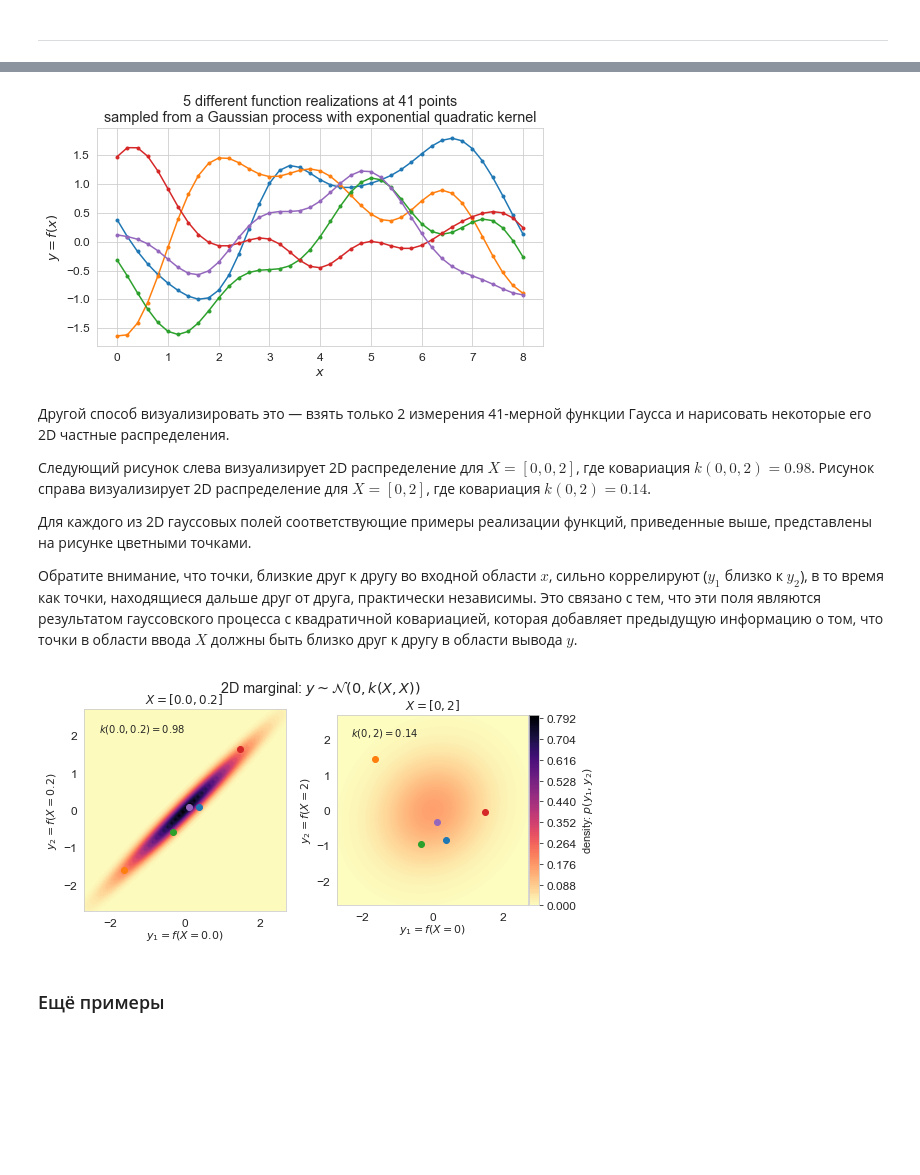
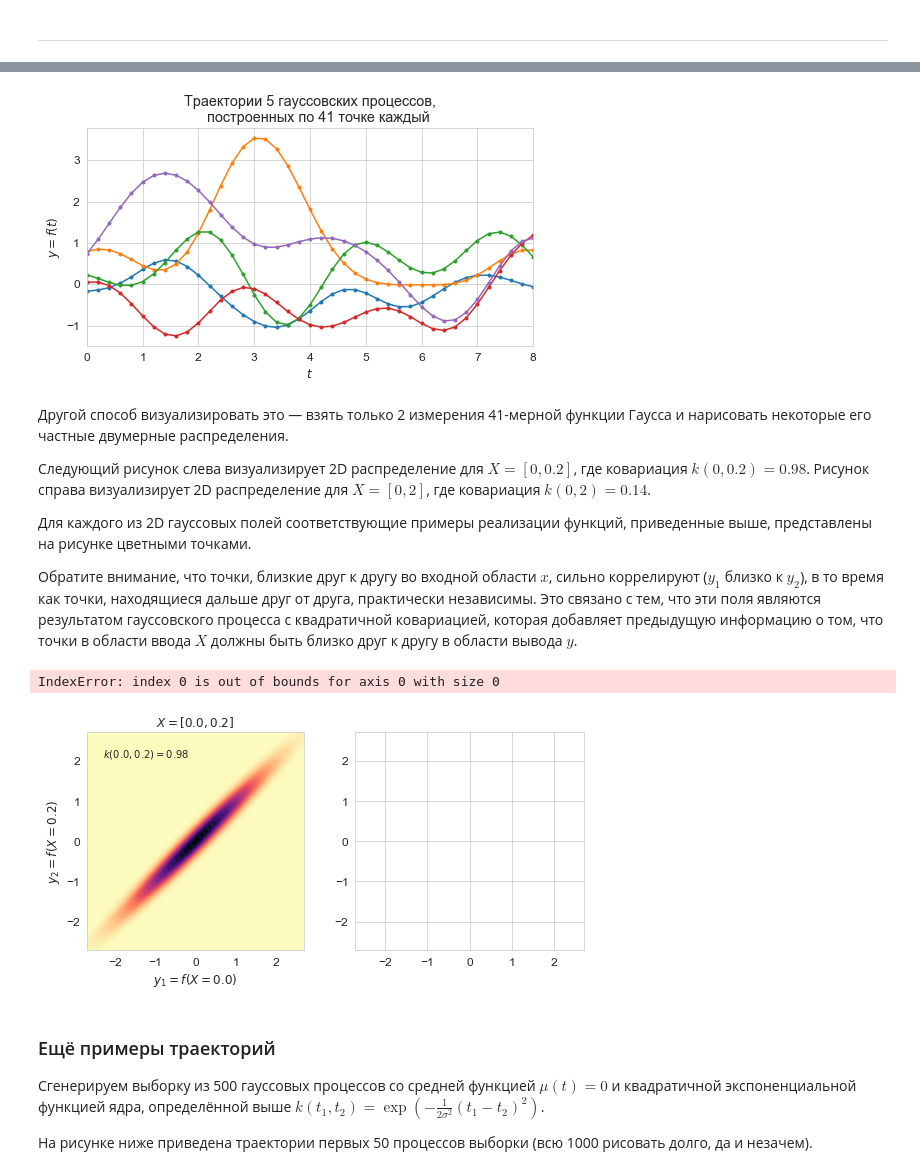
Before and after one commit to aa-savelyev/DaOptSm, a Jupyter notebook: 4.Gauss_processes.ipynb, the cells around one changed output, grey strips where cells are left out. Cells and saved outputs as stored; diff of their text form; code cells hidden in the pictures; blank space fills up the shorter version.

```diff
--- a/4.Gauss_processes.ipynb
+++ b/4.Gauss_processes.ipynb
@@ -237,20 +229,20 @@ ys = np.random.multivariate_normal(
 plt.figure(figsize=(8, 4))
 for i in range(number_of_functions):
     plt.plot(X, ys[i], linestyle='-', marker='o', markersize=3)
-plt.xlabel('$x$', fontsize=13)
-plt.ylabel('$y = f(x)$', fontsize=13)
+plt.xlabel('$t$')
+plt.ylabel('$y = f(t)$')
 plt.title(
-    '5 different function realizations at 41 points\n'
-    'sampled from a Gaussian process with exponential quadratic kernel')
-# plt.xlim([0, 8])
+    f'Траектории {number_of_functions} гауссовских процессов,\n\
+    построенных по {nb_of_samples} точке каждый'
+)
+plt.xlim([0, 8])
 plt.show()
-#
 # %% [output]
-[figure, old version]
+[figure, new version]
 # %% [markdown]
-Другой способ визуализировать это &mdash; взять только 2 измерения 41-мерной функции Гаусса и нарисовать некоторые его 2D частные распределения.
+Другой способ визуализировать это &mdash; взять только 2 измерения 41-мерной функции Гаусса и нарисовать некоторые его частные двумерные распределения.
 
-Следующий рисунок слева визуализирует 2D распределение для $X = [0, 0,2]$, где ковариация $k(0, 0,2) = 0.98$. Рисунок справа визуализирует 2D распределение для $X = [0, 2]$, где ковариация $k(0, 2) = 0.14$.
+Следующий рисунок слева визуализирует 2D распределение для $X = [0, 0.2]$, где ковариация $k(0, 0.2) = 0.98$. Рисунок справа визуализирует 2D распределение для $X = [0, 2]$, где ковариация $k(0, 2) = 0.14$.
 
 Для каждого из 2D гауссовых полей соответствующие примеры реализации функций, приведенные выше, представлены на рисунке цветными точками.
 
@@ -273,20 +265,20 @@ def generate_surface(mean, covariance):
 # %%
 # Show marginal 2D Gaussians
 
-fig = plt.figure(figsize=(8, 4))
+fig = plt.figure(figsize=(9.0, 4.0))
 gs = gridspec.GridSpec(1, 2)
 ax_p1 = plt.subplot(gs[0,0])
 ax_p2 = plt.subplot(gs[0,1], sharex=ax_p1, sharey=ax_p1)
 
 # Plot of strong correlation
 X_strong = np.array([[0], [0.2]])
-μ = np.array([0., 0.])
+mu = np.array([0., 0.])
 Sigma_strong = kernel(X_strong, X_strong)
-y1, y2, p = generate_surface(μ, Sigma_strong)
+y1, y2, p = generate_surface(mu, Sigma_strong)
 # Plot bivariate distribution
 con1 = ax_p1.contourf(y1, y2, p, 100, cmap=cm.magma_r)
-ax_p1.set_xlabel(f'$y_1 = f(X={X_strong[0,0]})$', fontsize=11, labelpad=0)
-ax_p1.set_ylabel(f'$y_2 = f(X={X_strong[1,0]})$', fontsize=11)
+ax_p1.set_xlabel(f'$y_1 = f(X={X_strong[0,0]})$')
+ax_p1.set_ylabel(f'$y_2 = f(X={X_strong[1,0]})$')
 ax_p1.axis([-2.7, 2.7, -2.7, 2.7])
 ax_p1.set_aspect('equal')
 ax_p1.text(
@@ -302,43 +294,47 @@ y_strong = ys[:,[X_0_index[0][0], X_02_index[0][0]]]
 for i in range(y_strong.shape[0]):
     ax_p1.plot(y_strong[i,0], y_strong[i,1], marker='o')
 
 # Plot weak correlation
 X_weak = np.array([[0], [2]])
-μ = np.array([0., 0.])
+mu = np.array([0., 0.])
 Sigma_weak = kernel(X_weak, X_weak)
-y1, y2, p = generate_surface(μ, Sigma_weak)
+y1, y2, p = generate_surface(mu, Sigma_weak)
 # Plot bivariate distribution
 con2 = ax_p2.contourf(y1, y2, p, 100, cmap=cm.magma_r)
 con2.set_cmap(con1.get_cmap())
 con2.set_clim(con1.get_clim())
-ax_p2.set_xlabel(f'$y_1 = f(X={X_weak[0,0]})$', fontsize=11, labelpad=0)
-ax_p2.set_ylabel(f'$y_2 = f(X={X_weak[1,0]})$', fontsize=11)
+ax_p2.set_xlabel(f'$y_1 = f(X={X_weak[0,0]})$')
+ax_p2.set_ylabel(f'$y_2 = f(X={X_weak[1,0]})$')
 ax_p2.set_aspect('equal')
 ax_p2.text(
     -2.3, 2.1,
     (f'$k({X_weak[0,0]}, {X_weak[1,0]}) = {Sigma_weak[0,1]:.2f}$'),
     fontsize=10)
-ax_p2.set_title(
-    f'$X = [{X_weak[0,0]}, {X_weak[1,0]}]$',
-    fontsize=12)
+ax_p2.set_title(f'$X = [{X_weak[0,0]}, {X_weak[1,0]}]$', fontsize=12)
 # Add colorbar
 divider = make_axes_locatable(ax_p2)
-cax = divider.append_axes('right', size='5%', pad=0.02)
+cax = divider.append_axes('right', size='5%', pad=0.1)
 cbar = plt.colorbar(con1, ax=ax_p2, cax=cax)
 cbar.ax.set_ylabel('density: $p(y_1, y_2)$', fontsize=11)
-fig.suptitle('2D marginal: $y \sim \mathcal{N}(0, k(X, X))$')
+fig.suptitle(
+    'Частные 2D распределения: $y \sim \mathcal{N}(0, k(X, X))$',
+    x=0.5, y=1.05)
 # Select samples
 X_0_index = np.where(np.isclose(X, 0.))
 X_2_index = np.where(np.isclose(X, 2.))
 y_weak = ys[:,[X_0_index[0][0], X_2_index[0][0]]]
 # Show samples on surface
 for i in range(y_weak.shape[0]):
     ax_p2.plot(y_weak[i,0], y_weak[i,1], marker='o')
 
 plt.tight_layout()
 plt.show()
-#
 # %% [output]
+IndexError: index 0 is out of bounds for axis 0 with size 0
-[figure, old version]
+[figure, new version]
-# %% [markdown]
-### Ещё примеры ###
+# %% [markdown]
+### Ещё примеры траекторий ###
+
+Сгенерируем выборку из 500 гауссовых процессов со средней функцией $\mu(t) = 0$ и квадратичной экспоненциальной функцией ядра, определённой выше $ k(t_1, t_2) = \exp{ \left( -\frac{1}{2\sigma^2} (t_1 - t_2)^2 \right) } $.
+
+На рисунке ниже приведена траектории первых 50 процессов выборки (всю 1000 рисовать долго, да и незачем).
```
Also changed, not shown: parts of 28 cells of this notebook, 6 other files.
